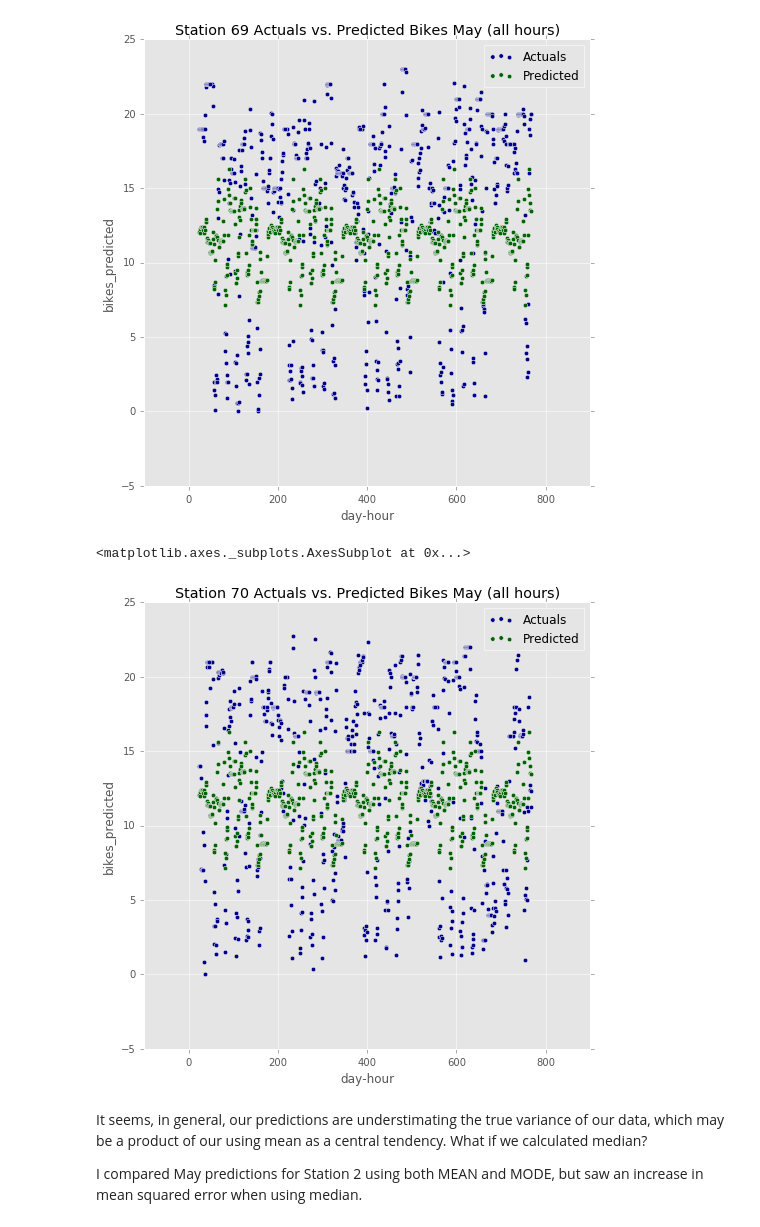
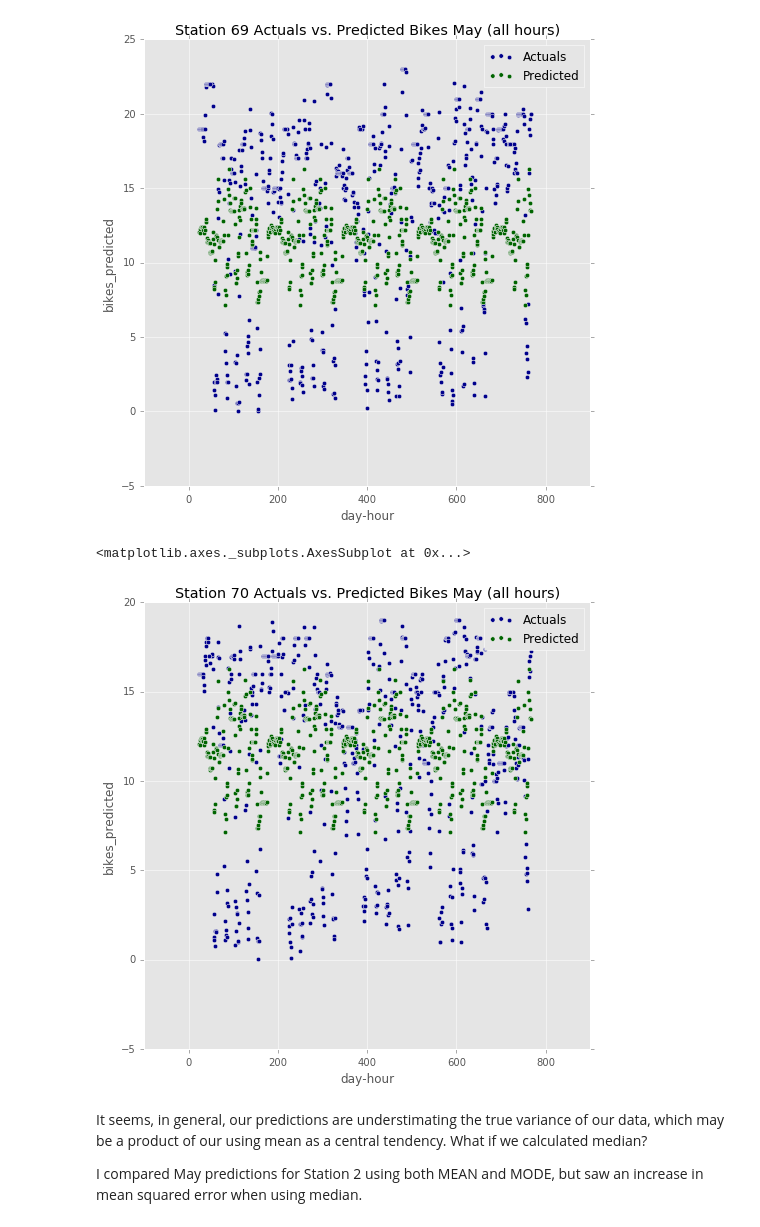
Before and after one commit to SioKCronin/bikesupply, a Jupyter notebook: models/historical_data_model.ipynb, the cells around one changed output. Cells and saved outputs as stored; diff of their text form; code cells hidden in the pictures.

```diff
--- a/models/historical_data_model.ipynb
+++ b/models/historical_data_model.ipynb
@@ -147,13 +144,13 @@ station_two.plot.scatter(x='day-hour', y='bikes_predicted', color='DarkGreen', l
 <matplotlib.axes._subplots.AxesSubplot at 0x...>
 [figure]
 # %%
-station_seventy = merged_df.query("station_id == 50")
+station_seventy = merged_df.query("station_id == 70")
 rcParams['figure.figsize'] =  8, 8
 ax = station_seventy.plot.scatter(x='day-hour', y='bikes_actual', color='DarkBlue', label='Actuals')
 station_two.plot.scatter(x='day-hour', y='bikes_predicted', color='DarkGreen', label='Predicted', ax=ax, title = "Station 70 Actuals vs. Predicted Bikes May (all hours)")
 # %% [output]
 <matplotlib.axes._subplots.AxesSubplot at 0x...>
-[figure, old version]
+[figure, new version]
 # %% [markdown]
 It seems, in general, our predictions are understimating the true variance of our data, which may be a product of our using mean as a central tendency. What if we calculated median?
 
```
Also changed, not shown: parts of 9 cells of this notebook, 1 other file.
